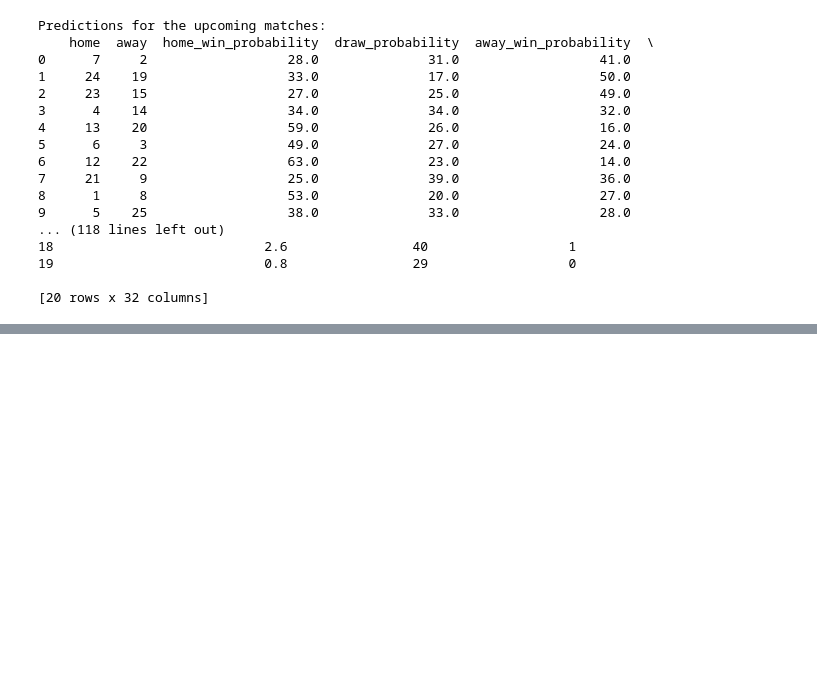
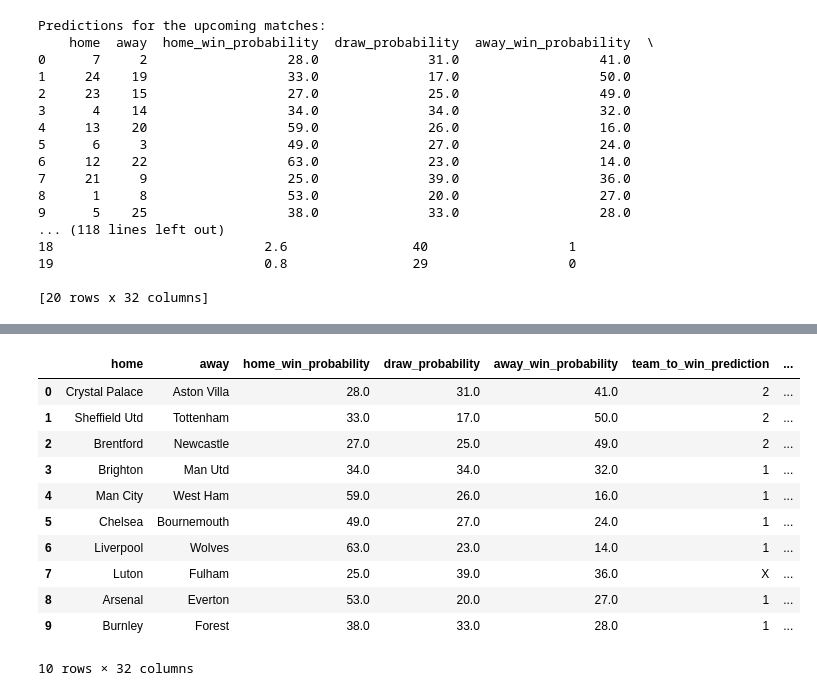
Before and after one commit to ocansey11/betting_prediction_model, a Jupyter notebook: models/Betting Prediction Model- Logistic Regression.ipynb, the cells around one changed output, grey strips where cells are left out. Cells and saved outputs as stored; diff of their text form; code cells hidden in the pictures; blank space fills up the shorter version.

```diff
--- a/models/Betting Prediction Model- Logistic Regression.ipynb
+++ b/models/Betting Prediction Model- Logistic Regression.ipynb
@@ -14,11 +14,11 @@ from sklearn.pipeline import Pipeline
 from sklearn import metrics
 # %%
 # Database connection details
-host = 'localhost'
-user = 'root'
+host = '<your db>'
+user = '<root>'
 port = 3306
-password = 'Kofi1999$'
-database = 'bet_prediction_model'
+password = '<yourpassword>'
+database = '<yourdb>'
 
 # Establish connection
 connection = pymysql.connect(
@@ -350,6 +356,9 @@ Index(['home', 'away', 'home_win_probability', 'draw_probability',
 # %%
 testing_data= testing_data.drop(columns=['scoreline_prediction', 'weather_in_degrees','date','time'])
 # %%
+# Fit the model on the training data
+best_logistic.fit(X_train_resampled, y_train_resampled)
+
 # Predict the outcomes for the testing data using the best model
 predictions = best_logistic.predict(testing_data)
 
@@ -498,0 +430,14 @@ predictions
+# %%
+# previously in our  scraping data we label enconded `team_to_win_prediction`
+# Map labels to team home away and draw values
+team_to_win_prediction_label= {0: '1', 1: '2', 2: 'X'}
+# %%
+# Map team labels to team names in the DataFrame
+results['home'] = results['home'].map(team_labels)
+results['away'] = results['away'].map(team_labels)
+results['team_to_win_prediction']  = results['team_to_win_prediction'].map(team_to_win_prediction_label)
+
+
+# Select relevant columns
+predictions = results[['home', 'away', 'team_to_win_prediction','prediction_result']]
+predictions[:10] #i seem to have duplicate validation data so i have to pick the first 10
@@ -498,0 +456,15 @@ predictions
+# %%
+results[:10]
+# %% [output]
+|  | home | away | home_win_probability | draw_probability | away_win_probability | team_to_win_prediction | ... |
+| 0 | Crystal Palace | Aston Villa | 28.0 | 31.0 | 41.0 | 2 | ... |
+| 1 | Sheffield Utd | Tottenham | 33.0 | 17.0 | 50.0 | 2 | ... |
+| 2 | Brentford | Newcastle | 27.0 | 25.0 | 49.0 | 2 | ... |
+| 3 | Brighton | Man Utd | 34.0 | 34.0 | 32.0 | 1 | ... |
+| 4 | Man City | West Ham | 59.0 | 26.0 | 16.0 | 1 | ... |
+| 5 | Chelsea | Bournemouth | 49.0 | 27.0 | 24.0 | 1 | ... |
+| 6 | Liverpool | Wolves | 63.0 | 23.0 | 14.0 | 1 | ... |
+| 7 | Luton | Fulham | 25.0 | 39.0 | 36.0 | X | ... |
+| 8 | Arsenal | Everton | 53.0 | 20.0 | 27.0 | 1 | ... |
+| 9 | Burnley | Forest | 38.0 | 33.0 | 28.0 | 1 | ... |
+10 rows × 32 columns
```
Also changed, not shown: parts of 20 cells of this notebook, 2 other files.
